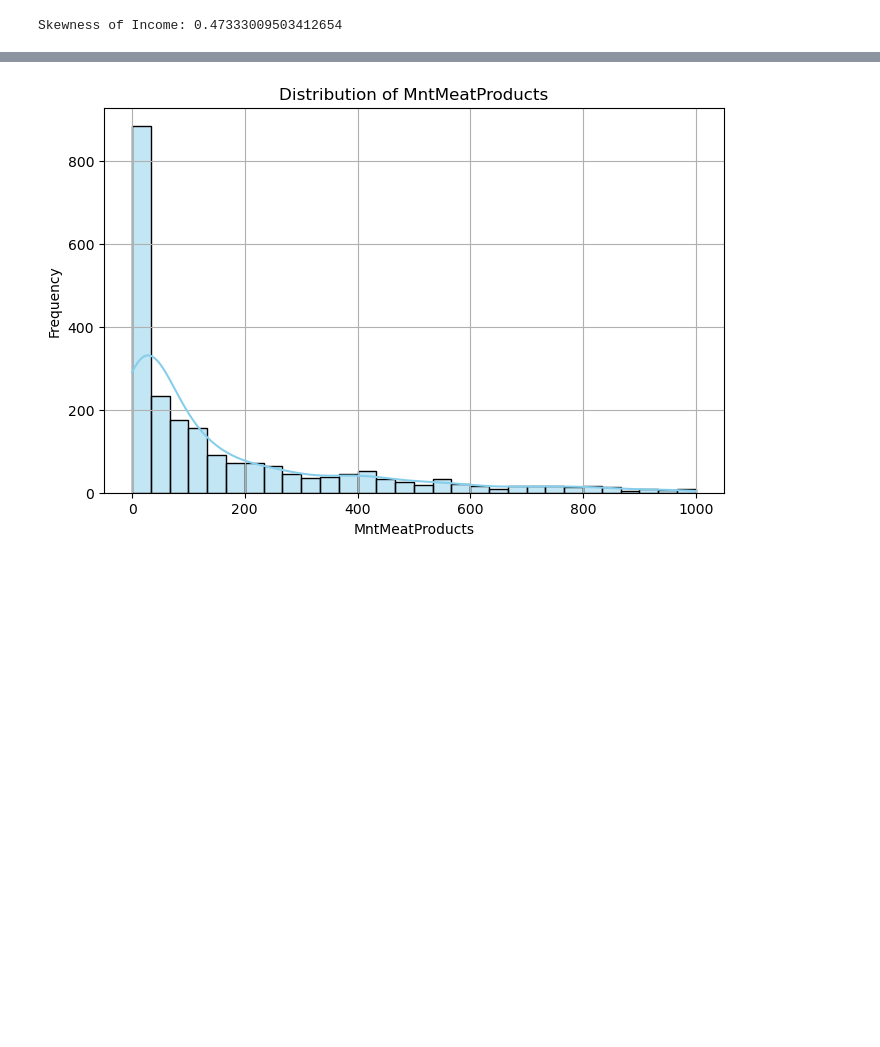
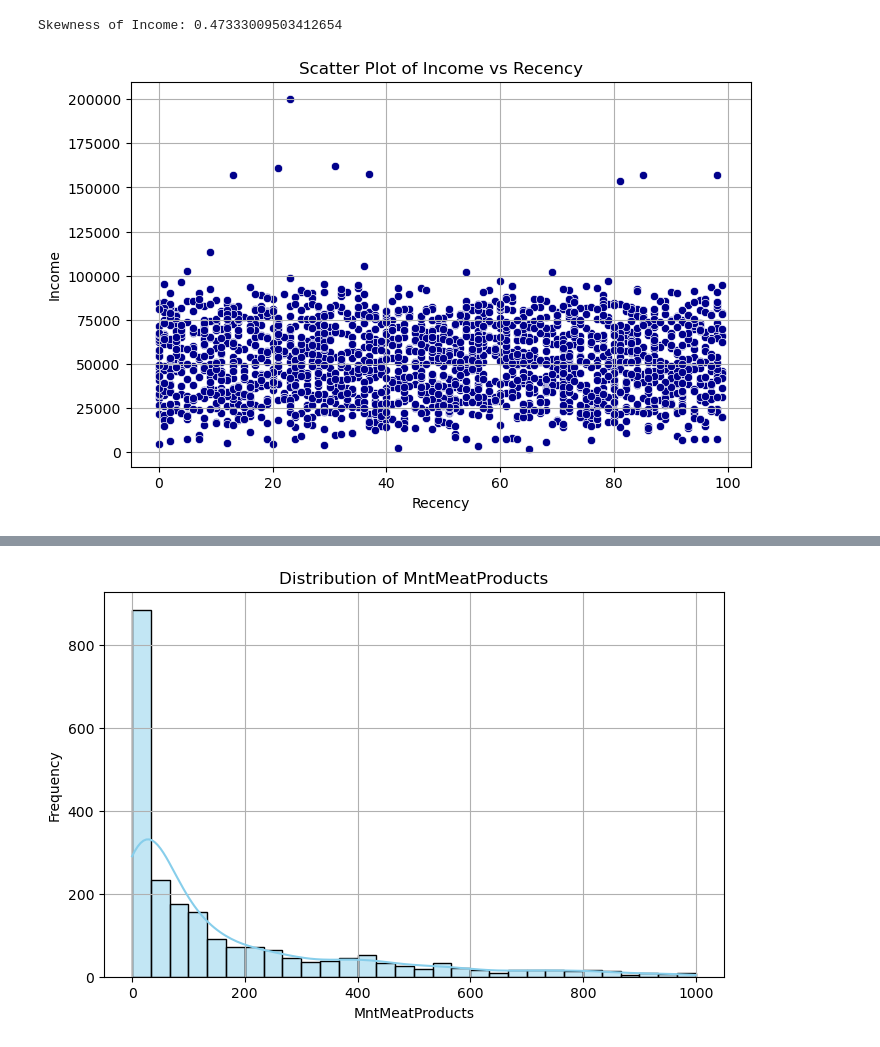
Before and after one commit to mz537/d100final, a Jupyter notebook: src/analysis/eda_cleaning.ipynb, the cells around one changed output, grey strips where cells are left out. Drawn from its saved outputs; the diff is of its cells as text; code cells hidden in the pictures; blank space fills up the shorter version.

```diff
--- a/src/analysis/eda_cleaning.ipynb
+++ b/src/analysis/eda_cleaning.ipynb
@@ -138,6 +138,10 @@ plot_numerical_distribution(df_cleaned, "Recency")
 print("Skewness of Income:", df_cleaned['Income'].skew())
 # %% [output]
 Skewness of Income: 0.47333009503412654
+# %%
+plot_scatter(df_cleaned, "Recency","Income")
+# %% [output]
+[figure, added]
 # %%
 plot_numerical_distribution(df_cleaned, "MntWines")
 plot_numerical_distribution(df_cleaned, "MntFruits")
```
Also changed, not shown: parts of 11 cells of this notebook, 6 other files.
